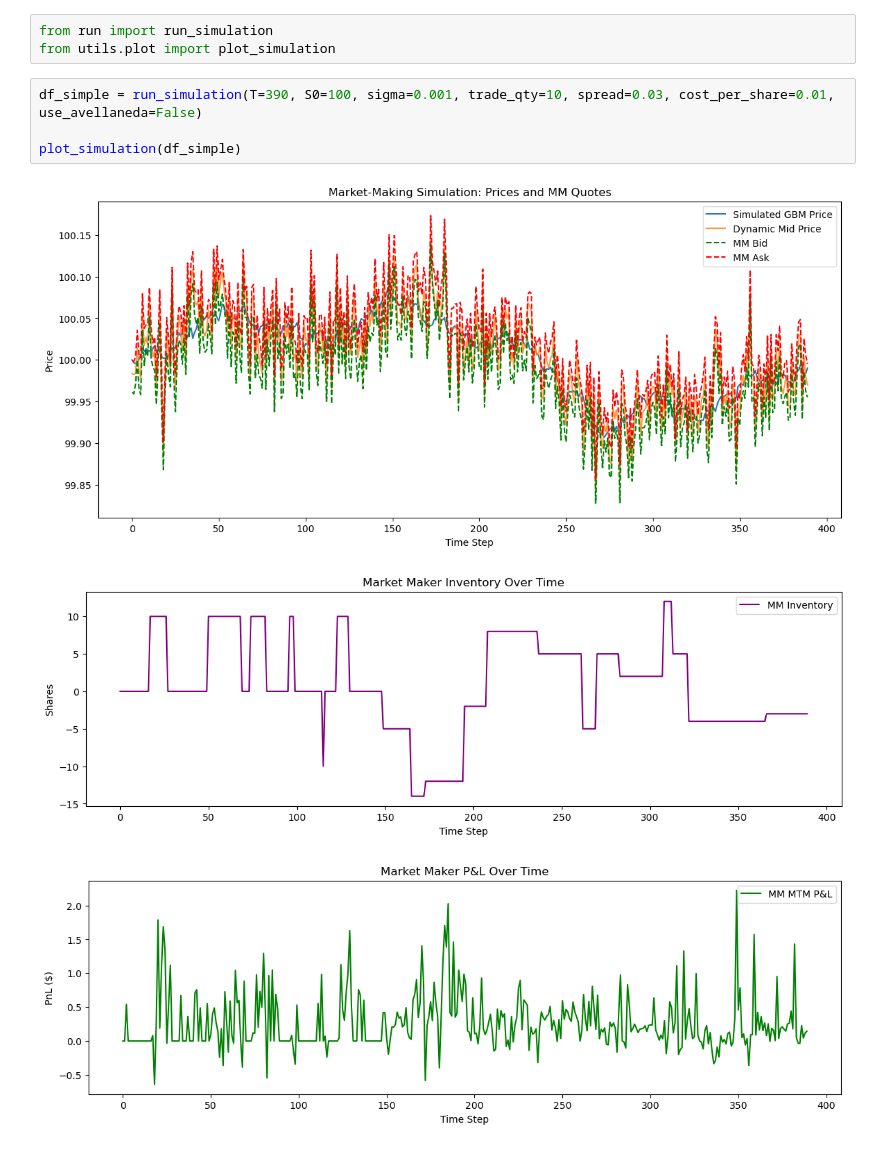
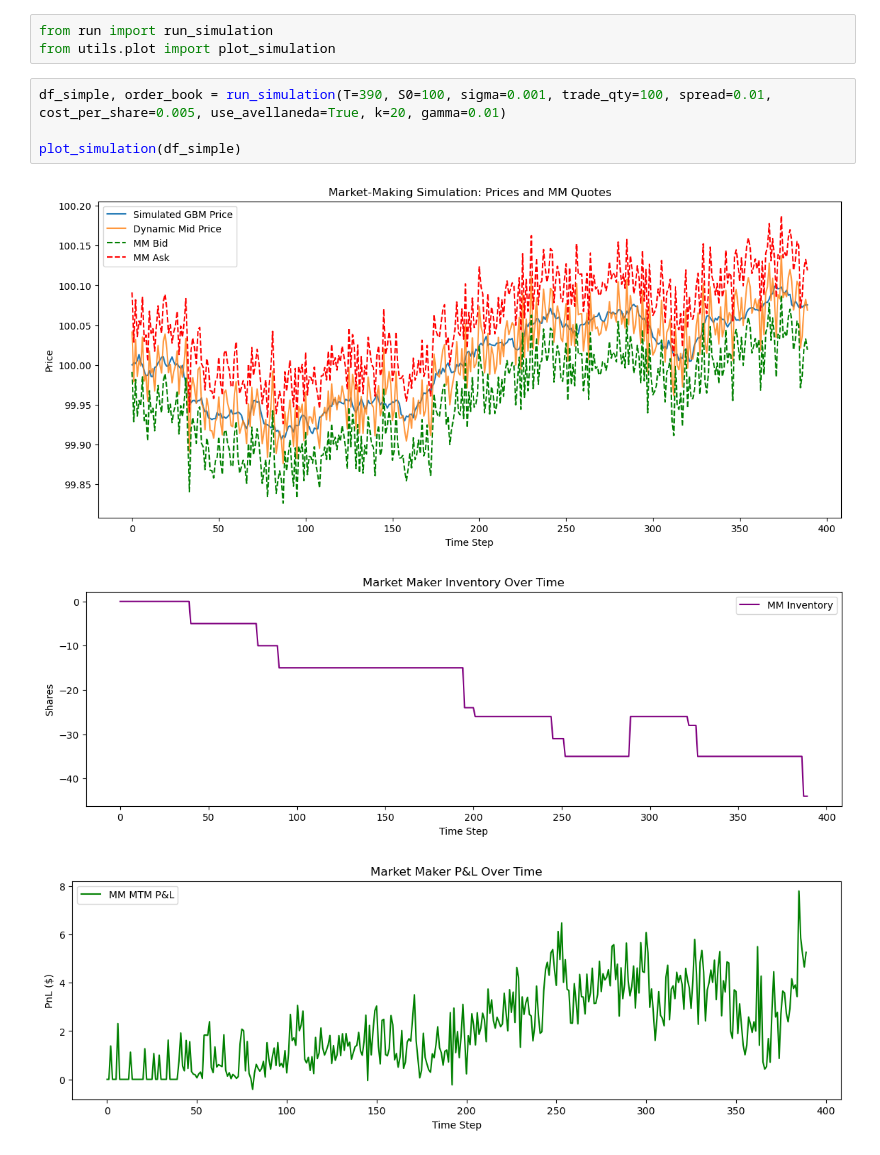
Before and after one commit to evaristo-va/market_maker_simulator, a Jupyter notebook: simulation.ipynb, the cells around one changed output. Cells and saved outputs as stored; diff of their text form.

```diff
--- a/simulation.ipynb
+++ b/simulation.ipynb
@@ -7,10 +7,10 @@ import matplotlib.pyplot as plt
 from run import run_simulation
 from utils.plot import plot_simulation
 # %%
-df_simple = run_simulation(T=390, S0=100, sigma=0.001, trade_qty=10, spread=0.03, cost_per_share=0.01, use_avellaneda=False)
+df_simple, order_book = run_simulation(T=390, S0=100, sigma=0.001, trade_qty=100, spread=0.01, cost_per_share=0.005, use_avellaneda=True, k=20, gamma=0.01)
 
 plot_simulation(df_simple)
 # %% [output]
-[figure, old version]
+[figure, new version]
-[figure, old version]
+[figure, new version]
-[figure, old version]
+[figure, new version]
```
Also changed, not shown: parts of 2 cells of this notebook, 1 other file.
